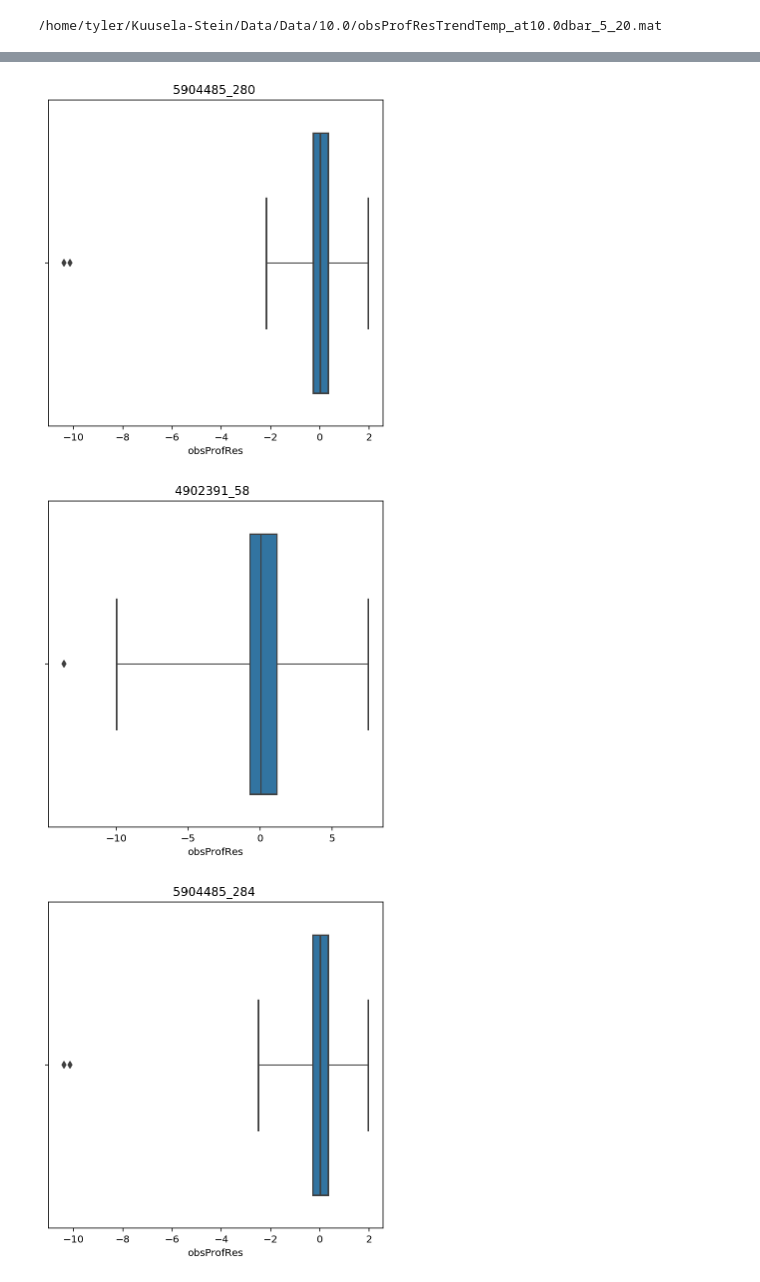
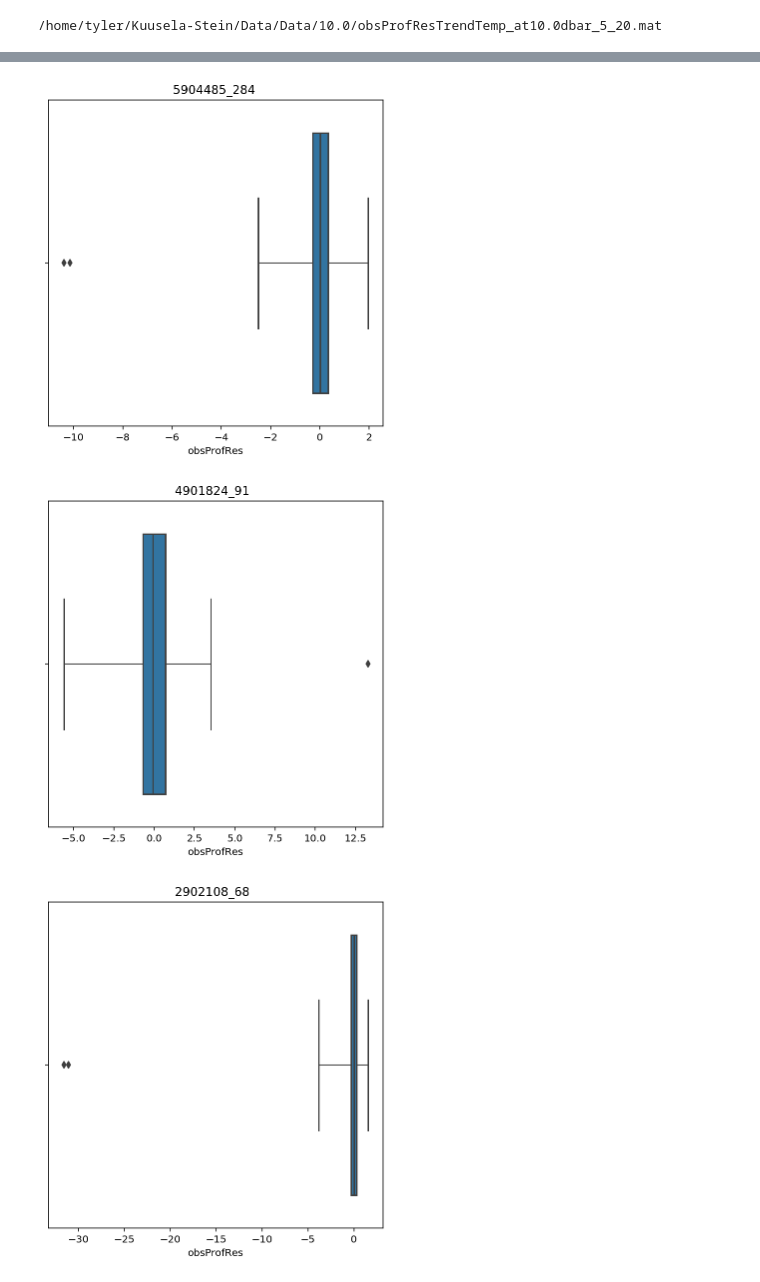
Before and after one commit to tylertucker202/argo-database, a Jupyter notebook: gridding/find-and-filter-outliers.ipynb, the cells around one changed output, grey strips where cells are left out. Cells and saved outputs as stored; diff of their text form; code cells hidden in the pictures.

Commit message:
covar is now one collection. find and filter makes a file

```diff
--- a/gridding/find-and-filter-outliers.ipynb
+++ b/gridding/find-and-filter-outliers.ipynb
@@ -37,8 +37,7 @@ The verbose.level rcparam was deprecated in Matplotlib 3.1 and will be removed i
 files = glob('/home/tyler/Kuusela-Stein/Data/Data/**/obsProfResTrendTemp_at10*20.mat')
 dfkeys =  ['obsProfRes', 'profFloatIDAggrSel', 'profJulDayAggrSel', 'profLatAggrSel', 'profLongAggrSel']
 # %%
-for file in files:
-    print(file)
+def load_mat_file(file):
     mat = loadmat(file)
     mat['obsProfRes'] = mat['obsProfRes'][0]
     mat['profLatAggrSel'] = mat['profLatAggrSel'][0]
@@ -49,5 +48,10 @@ for file in files:
     dates = [pd.to_datetime(x[0]) for x in mat['strDate'].flatten()]
     df = pd.DataFrame.from_dict(m)
     df['date'] = dates
+    return df
+
+for file in files:
+    print(file)
+    matDf = load_mat_file(file)
 # %% [output]
 /home/tyler/Kuusela-Stein/Data/Data/10.0/obsProfResTrendTemp_at10.0dbar_5_20.mat
@@ -53,0 +67,7 @@ for file in files:
+# %%
+# find highest residuals
+suspectDf = matDf[abs(matDf['obsProfRes']) > 10]
+suspectProfs = suspectDf['profFloatIDAggrSel'].tolist()
+suspectProfs =  [x.replace(' ', '') for x in suspectDf]
+print(suspectDf.shape)
+suspectDf.head()
@@ -62,23 +90,20 @@ def detect_outlier(res, threshold):
             outliers.append(idx)
     return outliers
 # %%
-# find highest residuals
-suspectDf = df[abs(df['obsProfRes']) > 10]
-print(suspectDf.shape)
 # get surrounding profiles from each row's lat-lon
 window = 5 # degree window around outlier
-outTH = 6 # n standard deviations away are considered outliers
+outTH = 8 # n standard deviations away are considered outliers
 
 outlierProfs = []
 for row in suspectDf.itertuples():
     lat = row.profLatAggrSel
     long = row.profLongAggrSel
 
-    query = (df['profLongAggrSel'] >= (long - window)) \
-            & (df['profLongAggrSel'] <= (long + window)) \
-            & (df['profLatAggrSel'] >= (lat - window)) \
-            & (df['profLatAggrSel'] <= (lat + window))
-    mdf = df[query]
+    query = (matDf['profLongAggrSel'] >= (long - window)) \
+            & (matDf['profLongAggrSel'] <= (long + window)) \
+            & (matDf['profLatAggrSel'] >= (lat - window)) \
+            & (matDf['profLatAggrSel'] <= (lat + window))
+    mdf = matDf[query]
     # construct a hist, with box plot
 
     outliers = []
@@ -103,3 +127,3 @@ for row in suspectDf.itertuples():
-[figure, old version]
+[figure, new version]
-[figure, old version]
+[figure, new version]
-[figure, old version]
+[figure, new version]
```
Also changed, not shown: parts of 17 cells of this notebook, 1 other file.
